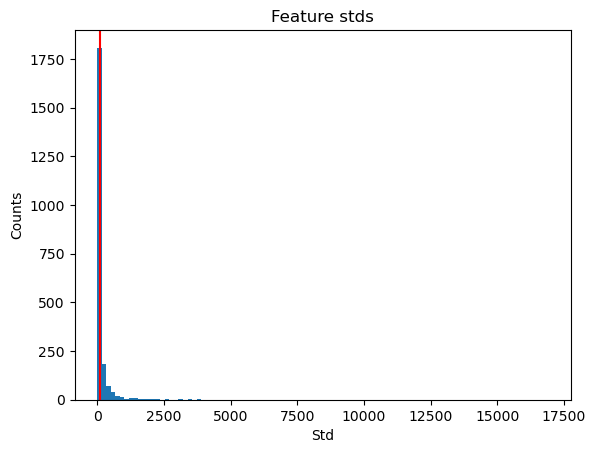
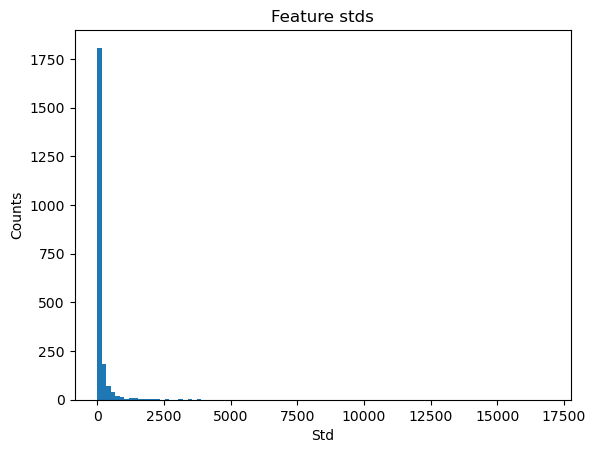
The change to this notebook cell's code, shown as a diff; its figure went from the first image to the second:
--- before
+++ after
@@ -16,3 +16,2 @@
 plt.xlabel("Std")
 plt.ylabel("Counts")
-plt.axvline(x = np.quantile(feature_std, 0.75), color = "red")

Commit: working on pipeline